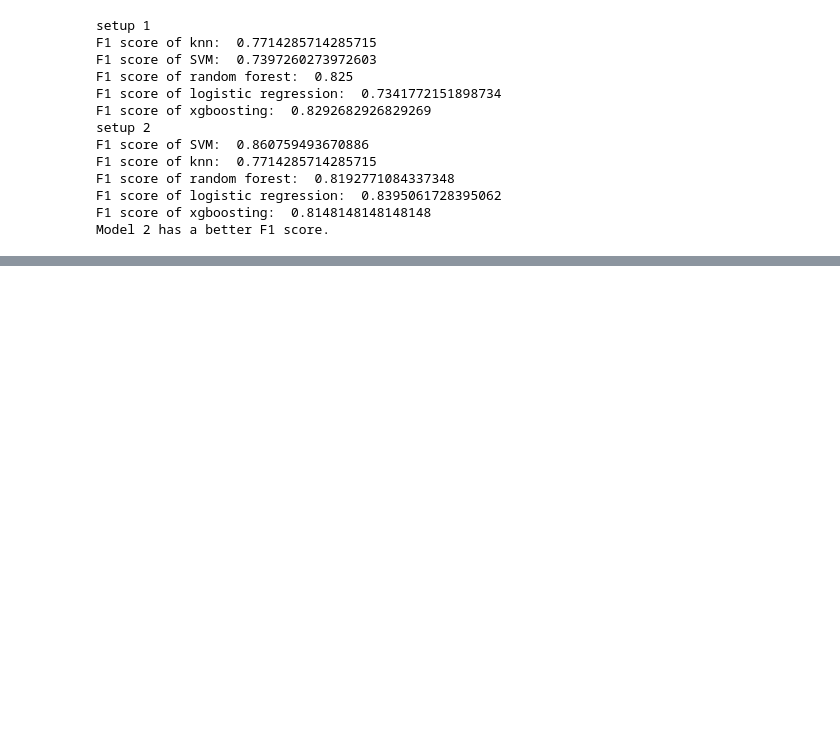
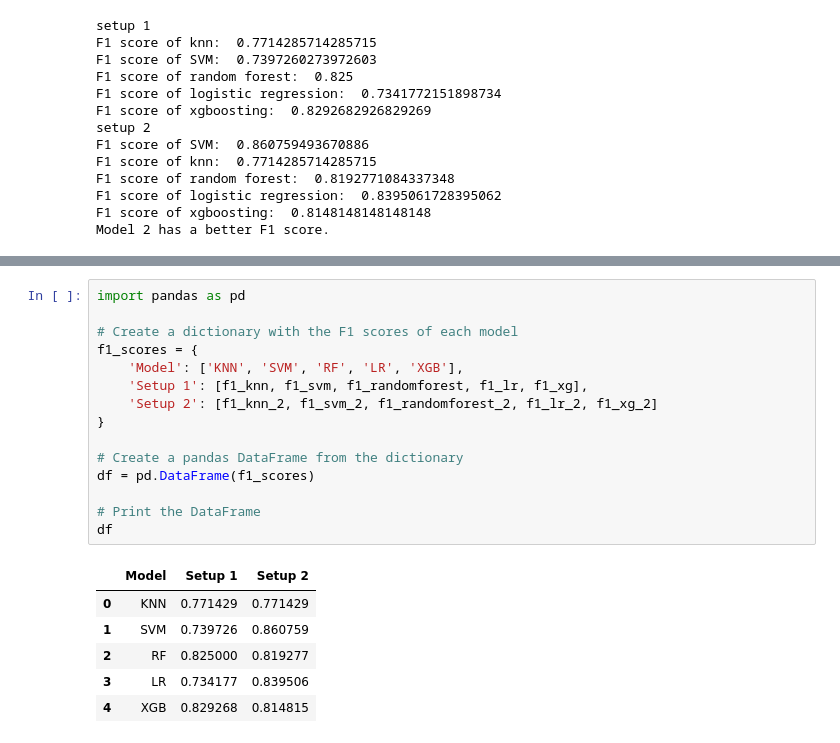
Before and after one commit to Knivesuu/PCOS-machine-learning, a Jupyter notebook: PCOS_beta.ipynb, the cells around one changed output, grey strips where cells are left out. Saved outputs shown, nothing was run; the diff lists cells and outputs as text; blank space fills up the shorter version.

```diff
--- a/PCOS_beta.ipynb
+++ b/PCOS_beta.ipynb
@@ -1100,0 +1123,22 @@ Model 2 has a better F1 score.
+# %%
+import pandas as pd
+
+# Create a dictionary with the F1 scores of each model
+f1_scores = {
+    'Model': ['KNN', 'SVM', 'RF', 'LR', 'XGB'],
+    'Setup 1': [f1_knn, f1_svm, f1_randomforest, f1_lr, f1_xg],
+    'Setup 2': [f1_knn_2, f1_svm_2, f1_randomforest_2, f1_lr_2, f1_xg_2]
+}
+
+# Create a pandas DataFrame from the dictionary
+df = pd.DataFrame(f1_scores)
+
+# Print the DataFrame
+df
+# %% [output]
+|  | Model | Setup 1 | Setup 2 |
+| 0 | KNN | 0.771429 | 0.771429 |
+| 1 | SVM | 0.739726 | 0.860759 |
+| 2 | RF | 0.825000 | 0.819277 |
+| 3 | LR | 0.734177 | 0.839506 |
+| 4 | XGB | 0.829268 | 0.814815 |
```
Also changed, not shown: parts of 3 cells of this notebook.
